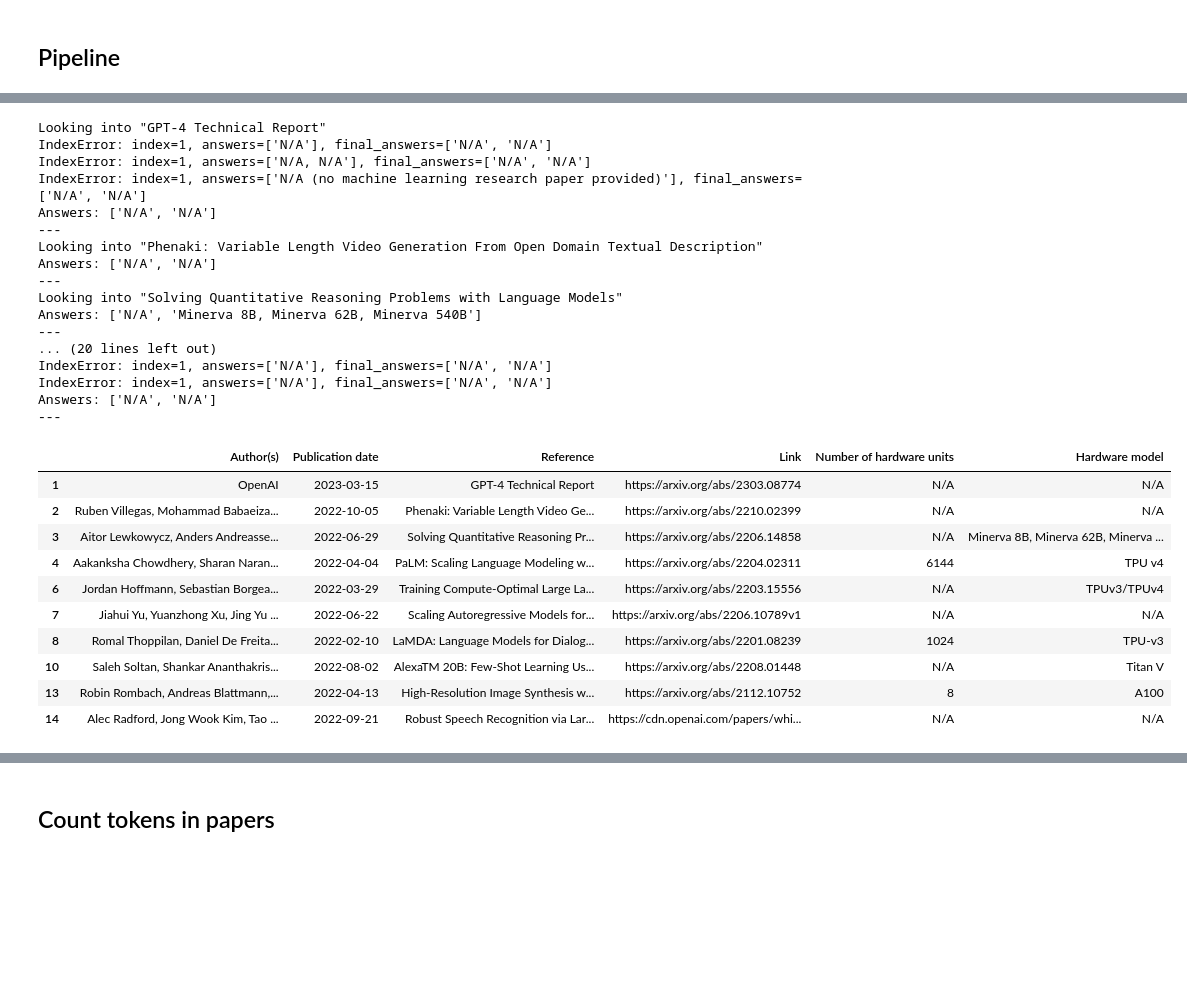
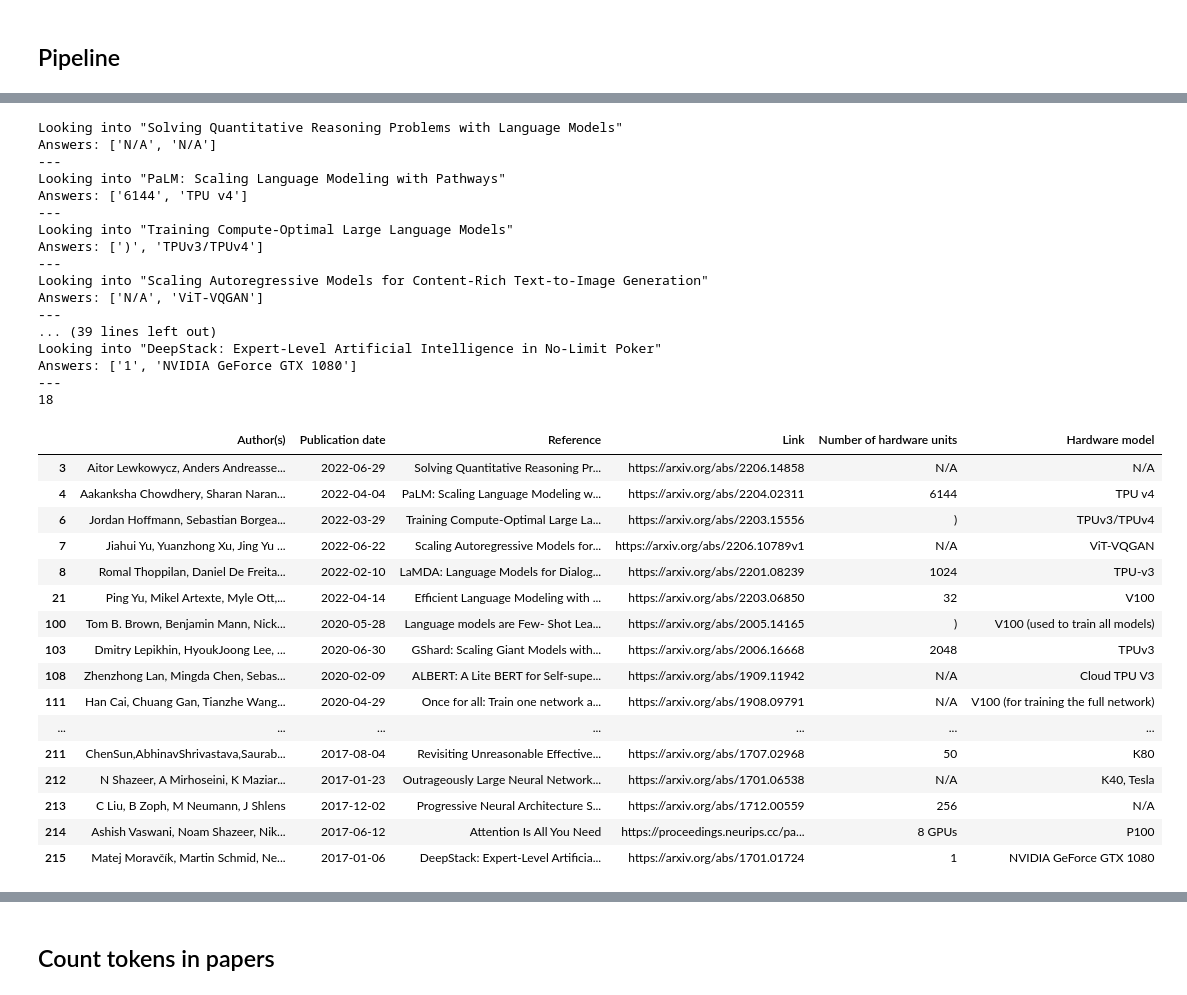
Before and after one commit to bencottier/llm-paper-data-retrieval, a Jupyter notebook: paper_data_retrieval.ipynb, the cells around one changed output, grey strips where cells are left out. Saved outputs shown, nothing was run; the diff lists cells and outputs as text; code cells hidden in the pictures; blank space fills up the shorter version.

Commit message:
Test on larger test dataset

```diff
--- a/paper_data_retrieval.ipynb
+++ b/paper_data_retrieval.ipynb
@@ -610,0 +629,4 @@ def evaluate_answers(df, answer_keys, correct_answers):
+# %%
+paper_titles = list(CORRECT_ANSWERS['Hardware model'].keys())
+print(len(paper_titles))
+paper_titles
@@ -623,57 +664,66 @@ df = df[df['Publication date'] > f'{year_start}-01-01']
 # Keep only bibliographical data
 df = df.filter(['Author(s)', 'Publication date', 'Reference', 'Link'])
 df = df[df['Link'].notna()]
 # Keep only links which forward to a pdf or an arxiv link
 df = df[df['Link'].str.contains('(arxiv|.pdf$)', regex=True)]
 
 keys = ['Number of hardware units', 'Hardware model']
 
 # Enable for test running with the first ten papers
-df = df[1:11]
+# df = df[1:11]
 # Or a specific paper
 # idx = 4
 # df = df[idx:idx+1]
+# Or by title
+df = df[df['Reference'].isin(paper_titles)]
+df = df.drop_duplicates(subset=['Reference'], keep='first')
 
 for i, row in df.iterrows():
     # try:
     parse_paper(df, i, row, keys)
     print("---")
     # except:
     #     continue
-
+print(len(df))
 display(df)
 
 timestamp = datetime.datetime.now()
 df.to_csv(f'output_data/parsed_paper_data_{timestamp.strftime("%Y-%m-%d_%H-%M-%S")}.csv')
 # %% [output]
-Looking into "GPT-4 Technical Report"
-IndexError: index=1, answers=['N/A'], final_answers=['N/A', 'N/A']
-IndexError: index=1, answers=['N/A, N/A'], final_answers=['N/A', 'N/A']
-IndexError: index=1, answers=['N/A (no machine learning research paper provided)'], final_answers=['N/A', 'N/A']
+Looking into "Solving Quantitative Reasoning Problems with Language Models"
 Answers: ['N/A', 'N/A']
 ---
-Looking into "Phenaki: Variable Length Video Generation From Open Domain Textual Description"
-Answers: ['N/A', 'N/A']
+Looking into "PaLM: Scaling Language Modeling with Pathways"
+Answers: ['6144', 'TPU v4']
 ---
-Looking into "Solving Quantitative Reasoning Problems with Language Models"
-Answers: ['N/A', 'Minerva 8B, Minerva 62B, Minerva 540B']
+Looking into "Training Compute-Optimal Large Language Models"
+Answers: [')', 'TPUv3/TPUv4']
 ---
-... (20 lines left out)
-IndexError: index=1, answers=['N/A'], final_answers=['N/A', 'N/A']
-IndexError: index=1, answers=['N/A'], final_answers=['N/A', 'N/A']
-Answers: ['N/A', 'N/A']
+Looking into "Scaling Autoregressive Models for Content-Rich Text-to-Image Generation"
+Answers: ['N/A', 'ViT-VQGAN']
 ---
+... (39 lines left out)
+Looking into "DeepStack: Expert-Level Artificial Intelligence in No-Limit Poker"
+Answers: ['1', 'NVIDIA GeForce GTX 1080']
+---
+18
 |  | Author(s) | Publication date | Reference | Link | Number of hardware units | Hardware model |
-| 1 | OpenAI | 2023-03-15 | GPT-4 Technical Report | https://arxiv.org/abs/2303.08774 | N/A | N/A |
-| 2 | Ruben Villegas, Mohammad Babaeiza... | 2022-10-05 | Phenaki: Variable Length Video Ge... | https://arxiv.org/abs/2210.02399 | N/A | N/A |
-| 3 | Aitor Lewkowycz, Anders Andreasse... | 2022-06-29 | Solving Quantitative Reasoning Pr... | https://arxiv.org/abs/2206.14858 | N/A | Minerva 8B, Minerva 62B, Minerva ... |
+| 3 | Aitor Lewkowycz, Anders Andreasse... | 2022-06-29 | Solving Quantitative Reasoning Pr... | https://arxiv.org/abs/2206.14858 | N/A | N/A |
 | 4 | Aakanksha Chowdhery, Sharan Naran... | 2022-04-04 | PaLM: Scaling Language Modeling w... | https://arxiv.org/abs/2204.02311 | 6144 | TPU v4 |
-| 6 | Jordan Hoffmann, Sebastian Borgea... | 2022-03-29 | Training Compute-Optimal Large La... | https://arxiv.org/abs/2203.15556 | N/A | TPUv3/TPUv4 |
-| 7 | Jiahui Yu, Yuanzhong Xu, Jing Yu ... | 2022-06-22 | Scaling Autoregressive Models for... | https://arxiv.org/abs/2206.10789v1 | N/A | N/A |
+| 6 | Jordan Hoffmann, Sebastian Borgea... | 2022-03-29 | Training Compute-Optimal Large La... | https://arxiv.org/abs/2203.15556 | ) | TPUv3/TPUv4 |
+| 7 | Jiahui Yu, Yuanzhong Xu, Jing Yu ... | 2022-06-22 | Scaling Autoregressive Models for... | https://arxiv.org/abs/2206.10789v1 | N/A | ViT-VQGAN |
 | 8 | Romal Thoppilan, Daniel De Freita... | 2022-02-10 | LaMDA: Language Models for Dialog... | https://arxiv.org/abs/2201.08239 | 1024 | TPU-v3 |
-| 10 | Saleh Soltan, Shankar Ananthakris... | 2022-08-02 | AlexaTM 20B: Few-Shot Learning Us... | https://arxiv.org/abs/2208.01448 | N/A | Titan V |
-| 13 | Robin Rombach, Andreas Blattmann,... | 2022-04-13 | High-Resolution Image Synthesis w... | https://arxiv.org/abs/2112.10752 | 8 | A100 |
-| 14 | Alec Radford, Jong Wook Kim, Tao ... | 2022-09-21 | Robust Speech Recognition via Lar... | https://cdn.openai.com/papers/whi... | N/A | N/A |
+| 21 | Ping Yu, Mikel Artexte, Myle Ott,... | 2022-04-14 | Efficient Language Modeling with ... | https://arxiv.org/abs/2203.06850 | 32 | V100 |
+| 100 | Tom B. Brown, Benjamin Mann, Nick... | 2020-05-28 | Language models are Few- Shot Lea... | https://arxiv.org/abs/2005.14165 | ) | V100 (used to train all models) |
+| 103 | Dmitry Lepikhin, HyoukJoong Lee, ... | 2020-06-30 | GShard: Scaling Giant Models with... | https://arxiv.org/abs/2006.16668 | 2048 | TPUv3 |
+| 108 | Zhenzhong Lan, Mingda Chen, Sebas... | 2020-02-09 | ALBERT: A Lite BERT for Self-supe... | https://arxiv.org/abs/1909.11942 | N/A | Cloud TPU V3 |
+| 111 | Han Cai, Chuang Gan, Tianzhe Wang... | 2020-04-29 | Once for all: Train one network a... | https://arxiv.org/abs/1908.09791 | N/A | V100 (for training the full network) |
+| ... | ... | ... | ... | ... | ... | ... |
+| 211 | ChenSun,AbhinavShrivastava,Saurab... | 2017-08-04 | Revisiting Unreasonable Effective... | https://arxiv.org/abs/1707.02968 | 50 | K80 |
+| 212 | N Shazeer, A Mirhoseini, K Maziar... | 2017-01-23 | Outrageously Large Neural Network... | https://arxiv.org/abs/1701.06538 | N/A | K40, Tesla |
+| 213 | C Liu, B Zoph, M Neumann, J Shlens | 2017-12-02 | Progressive Neural Architecture S... | https://arxiv.org/abs/1712.00559 | 256 | N/A |
+| 214 | Ashish Vaswani, Noam Shazeer, Nik... | 2017-06-12 | Attention Is All You Need | https://proceedings.neurips.cc/pa... | 8 GPUs | P100 |
+| 215 | Matej Moravčík, Martin Schmid, Ne... | 2017-01-06 | DeepStack: Expert-Level Artificia... | https://arxiv.org/abs/1701.01724 | 1 | NVIDIA GeForce GTX 1080 |
 # %%
 display(df)
 # %% [output]
```
Also changed, not shown: parts of 10 cells of this notebook, 1 other file.
